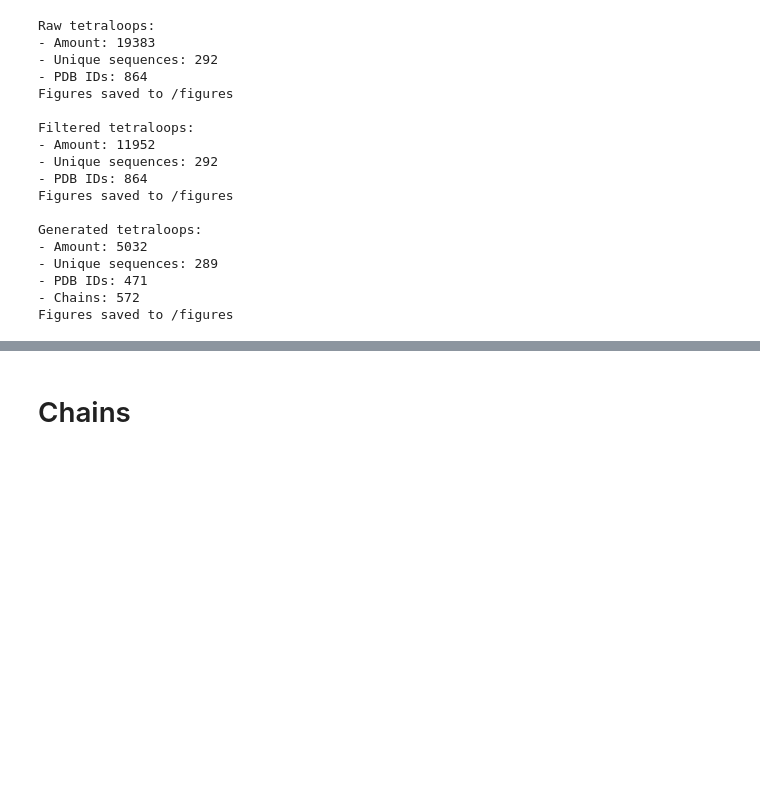
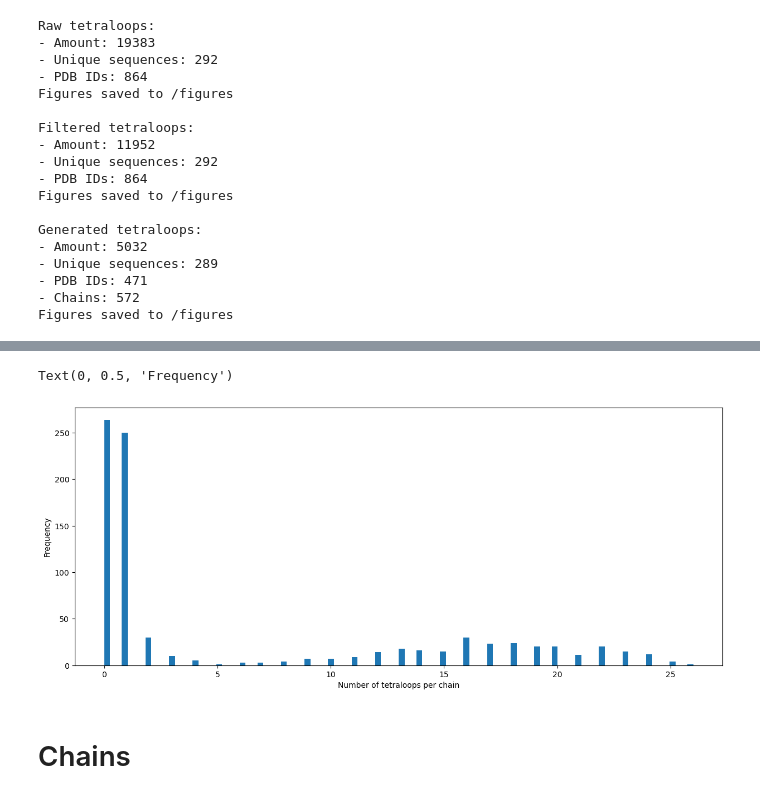
Before and after one commit to samuelflores/deep-learning-RNA-structure-prediction, a Jupyter notebook: data_generation/data_stats.ipynb, the cells around one changed output, grey strips where cells are left out. Saved outputs shown, nothing was run; the diff lists cells and outputs as text; code cells hidden in the pictures; blank space fills up the shorter version.

Commit message:
Add data generation diagram, update stats notebook

```diff
--- a/data_generation/data_stats.ipynb
+++ b/data_generation/data_stats.ipynb
@@ -175,9 +176,3 @@ Generated tetraloops:
 - PDB IDs: 471
 - Chains: 572
 Figures saved to /figures
-# %%
-#! WHY ARE THESE 3 SEQUENCES MISSING??
-tloops_raw = set([i.res_seq for i in tloops_raw])
-tloop_fragments = set([i.res_seq for i in fragments_8_raw if i.clust_id != 0])
-
-print(tloops_raw - tloop_fragments)
@@ -185,0 +185,9 @@ print(tloops_raw - tloop_fragments)
+# %%
+# Missing sequences
+tloop_raw_seqs = set([i.res_seq for i in tloops_raw])
+tloop_fragment_seqs = set([i.res_seq for i in fragments_8_raw if i.clust_id != 0])
+missing_seqs = tloop_raw_seqs - tloop_fragment_seqs
+print(f"Sequences missing from Fragments: {missing_seqs}")
+missing_tloops = [i for i in tloops_raw if i.res_seq in missing_seqs]
+print("Tetraloops missing from Fragments:")
+for i in missing_tloops: print(f"{i.clust_id:<3}{i.pdb_id:6}{i.res_seq:10}{i.res_nums[0]}")
@@ -186,3 +215,15 @@ print(tloops_raw - tloop_fragments)
+# %%
+# Number of tetraloops per annotated chain
+# why is the average number of tetraloops per PDB id so high (like 10 per pdb id)?
+# check the chains with the highest number of tetraloops
+num_tloops_chain = [len(i.tloops) for i in chains_annotated_filtered]
+plt.figure(figsize=(15, 6))
+plt.hist(num_tloops_chain, bins=100)
+plt.xlabel("Number of tetraloops per chain")
+plt.ylabel("Frequency")
+# %% [output]
+Text(0, 0.5, 'Frequency')
+[figure, added]
 # %% [markdown]
 # Chains
 # %%
```
Also changed, not shown: parts of 9 cells of this notebook, 2 other files.
